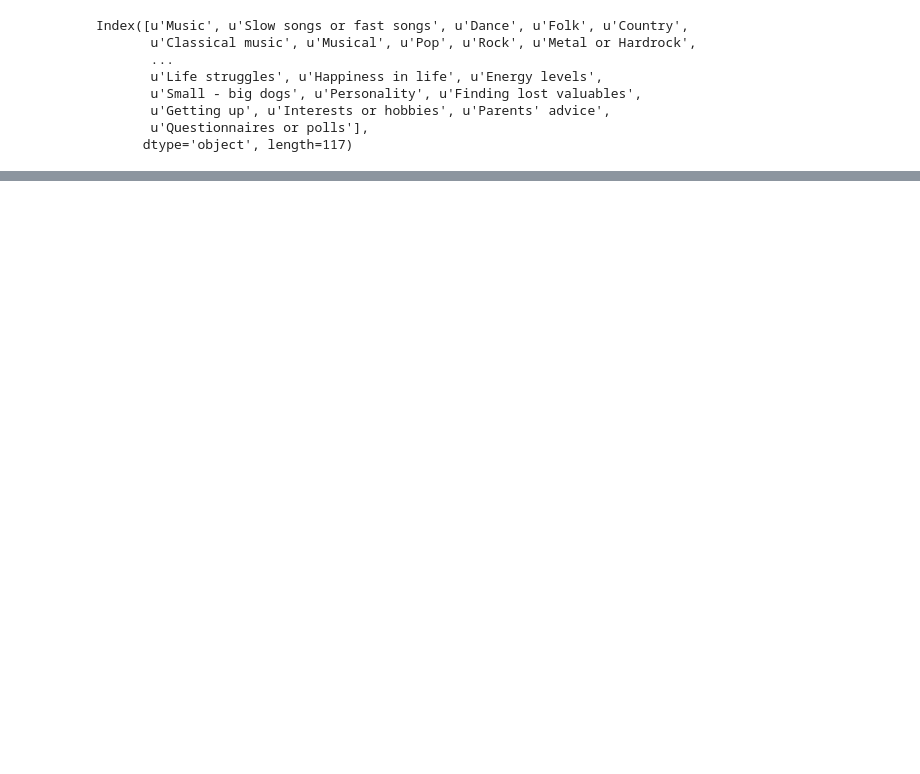
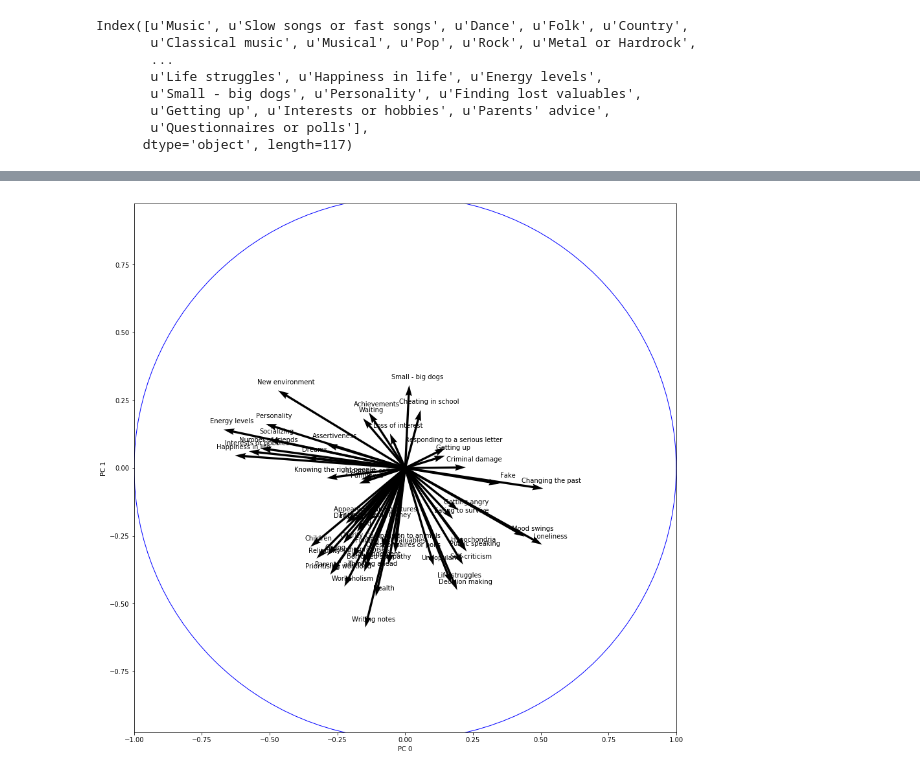
Before and after one commit to raulds77/inference_project, a Jupyter notebook: Observable PCA.ipynb, the cells around one changed output, grey strips where cells are left out. Cells and saved outputs as stored; diff of their text form; code cells hidden in the pictures; blank space fills up the shorter version.

```diff
--- a/Observable PCA.ipynb
+++ b/Observable PCA.ipynb
@@ -49,0 +68,48 @@ for k in data.keys():
+# %%
+PCs = pca.components_
+k = 54
+
+dim1 = []
+dim2 = []
+
+for var in range(k):
+    dim1.append(np.corrcoef(projected[:,0] ,  personality.iloc[:,var])[0,1])
+    dim2.append(np.corrcoef(projected[:,1] ,  personality.iloc[:,var])[0,1])
+
+
+# Use quiver to generate the basic plot
+fig = plt.figure(figsize=(15,15))
+
+plt.quiver(np.zeros(PCs.shape[1] - ( PCs.shape[1] - k ) ), np.zeros(PCs.shape[1] - ( PCs.shape[1] - k ) ),
+           dim1, dim2,
+           angles='xy', scale_units='xy',scale = 1 , width = .004)
+
+# plt.quiver(np.zeros(PCs.shape[1] - ( PCs.shape[1] - k ) ), np.zeros(PCs.shape[1] - ( PCs.shape[1] - k ) ),
+#            PCs[0,:k], PCs[1,:k],
+#            angles='xy', scale_units='xy',scale = 1 , width = .004, color = 'blue')
+
+
+
+
+# Add labels based on feature names (here just numbers)
+feature_names = personality.columns[:k]
+for i,j,z in zip(np.array(dim2) + 0.03, np.array(dim1)+0.03, feature_names):
+    plt.text(j, i, z, ha='center', va='center')
+
+# Add unit circle
+circle = plt.Circle((0,0), 1, facecolor='none', edgecolor='b')
+plt.gca().add_artist(circle)
+
+# Ensure correct aspect ratio and axis limits
+plt.axis('equal')
+plt.xlim([-1.0,1.0])
+plt.ylim([-1.0,1.0])
+
+# Label axes
+plt.xlabel('PC 0')
+plt.ylabel('PC 1')
+
+# Done
+plt.show()
+# %% [output]
+[figure, added]
```
Also changed, not shown: parts of 7 cells of this notebook.
